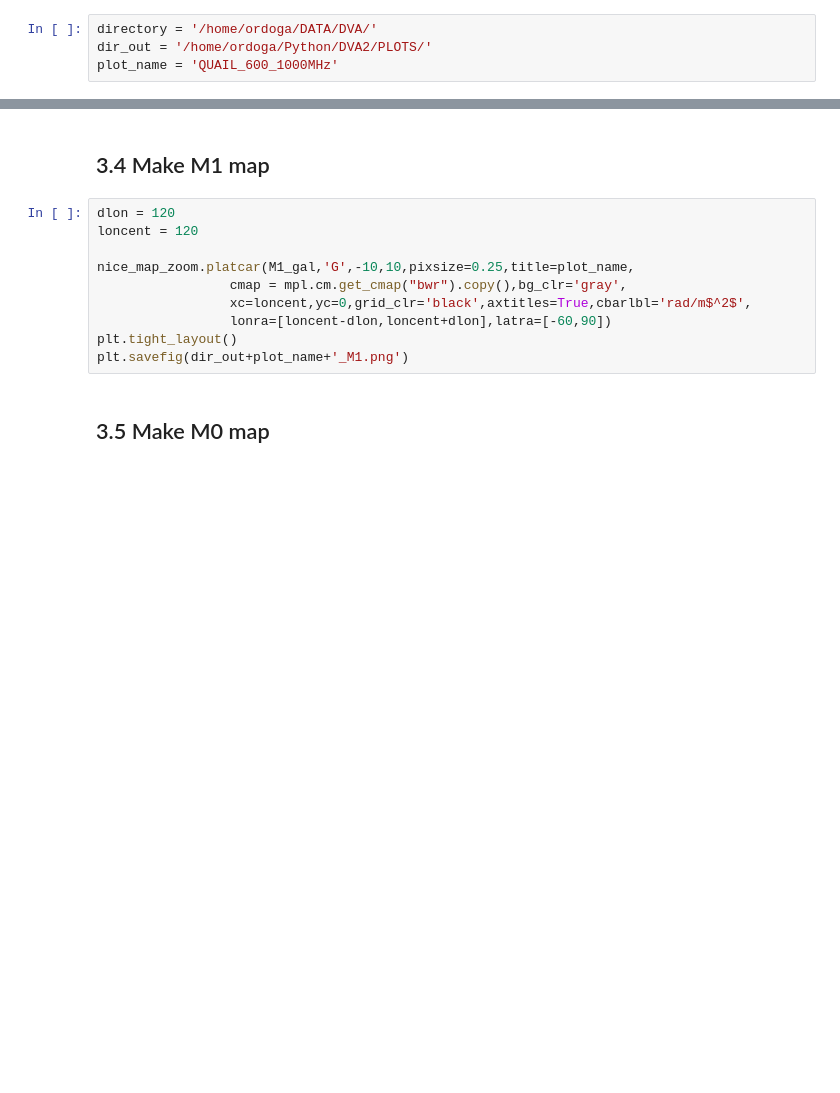
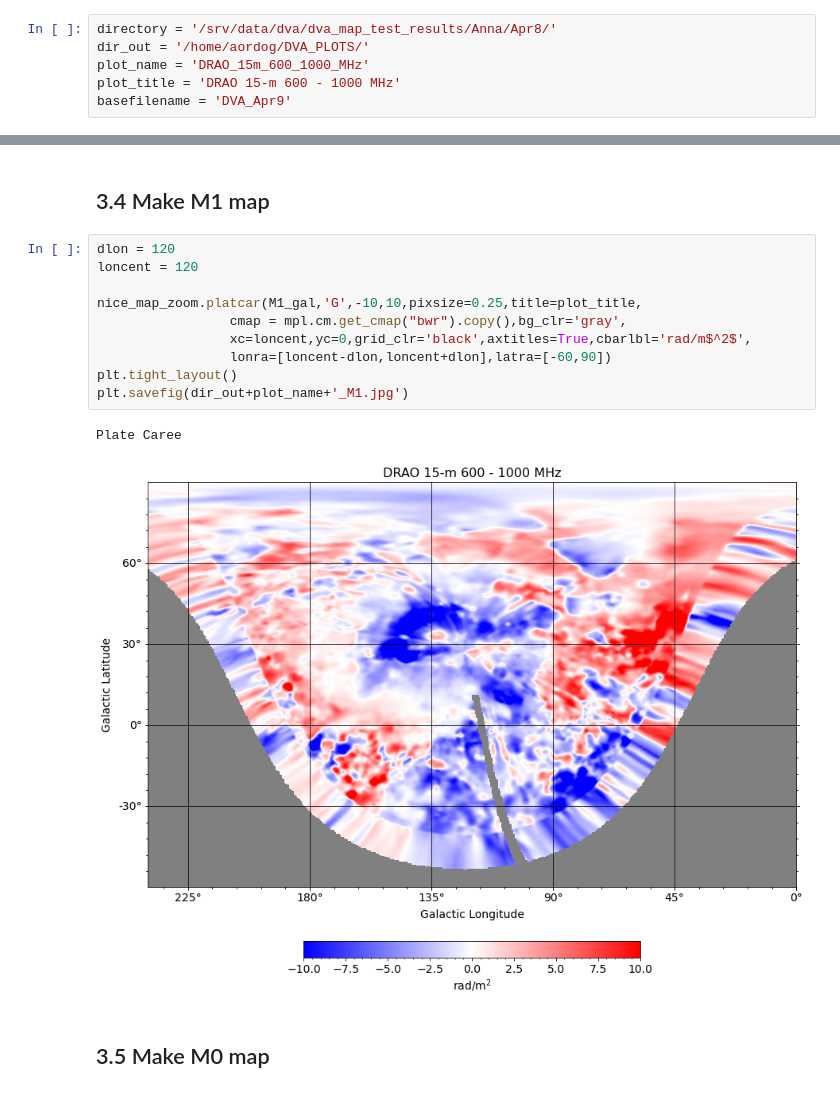
Before and after one commit to aordog/dva_pipeline, a Jupyter notebook: dva_Faraday_depths.ipynb, the cells around one changed output, grey strips where cells are left out. Drawn from its saved outputs; the diff is of its cells as text; blank space fills up the shorter version.

```diff
--- a/dva_Faraday_depths.ipynb
+++ b/dva_Faraday_depths.ipynb
@@ -27,9 +27,11 @@ from matplotlib.ticker import MultipleLocator, FuncFormatter
 from mpl_toolkits.axes_grid1 import make_axes_locatable
 import gc
 # %%
-directory = '/home/ordoga/DATA/DVA/'
-dir_out = '/home/ordoga/Python/DVA2/PLOTS/'
-plot_name = 'QUAIL_600_1000MHz'
+directory = '/srv/data/dva/dva_map_test_results/Anna/Apr8/'
+dir_out = '/home/aordog/DVA_PLOTS/'
+plot_name = 'DRAO_15m_600_1000_MHz'
+plot_title = 'DRAO 15-m 600 - 1000 MHz'
+basefilename = 'DVA_Apr9'
 # %% [markdown]
 # Some functions:
 # %%
@@ -372,13 +451,16 @@ M1_gal = r.rotate_map_pixel(M1)
 # %%
 dlon = 120
 loncent = 120
 
-nice_map_zoom.platcar(M1_gal,'G',-10,10,pixsize=0.25,title=plot_name,
+nice_map_zoom.platcar(M1_gal,'G',-10,10,pixsize=0.25,title=plot_title,
                  cmap = mpl.cm.get_cmap("bwr").copy(),bg_clr='gray',
                  xc=loncent,yc=0,grid_clr='black',axtitles=True,cbarlbl='rad/m$^2$',
                  lonra=[loncent-dlon,loncent+dlon],latra=[-60,90])
 plt.tight_layout()
-plt.savefig(dir_out+plot_name+'_M1.png')
+plt.savefig(dir_out+plot_name+'_M1.jpg')
+# %% [output]
+Plate Caree
+[figure, added]
 # %% [markdown]
 ## 3.5 Make M0 map
 # %%
```
Also changed, not shown: parts of 8 cells of this notebook.
